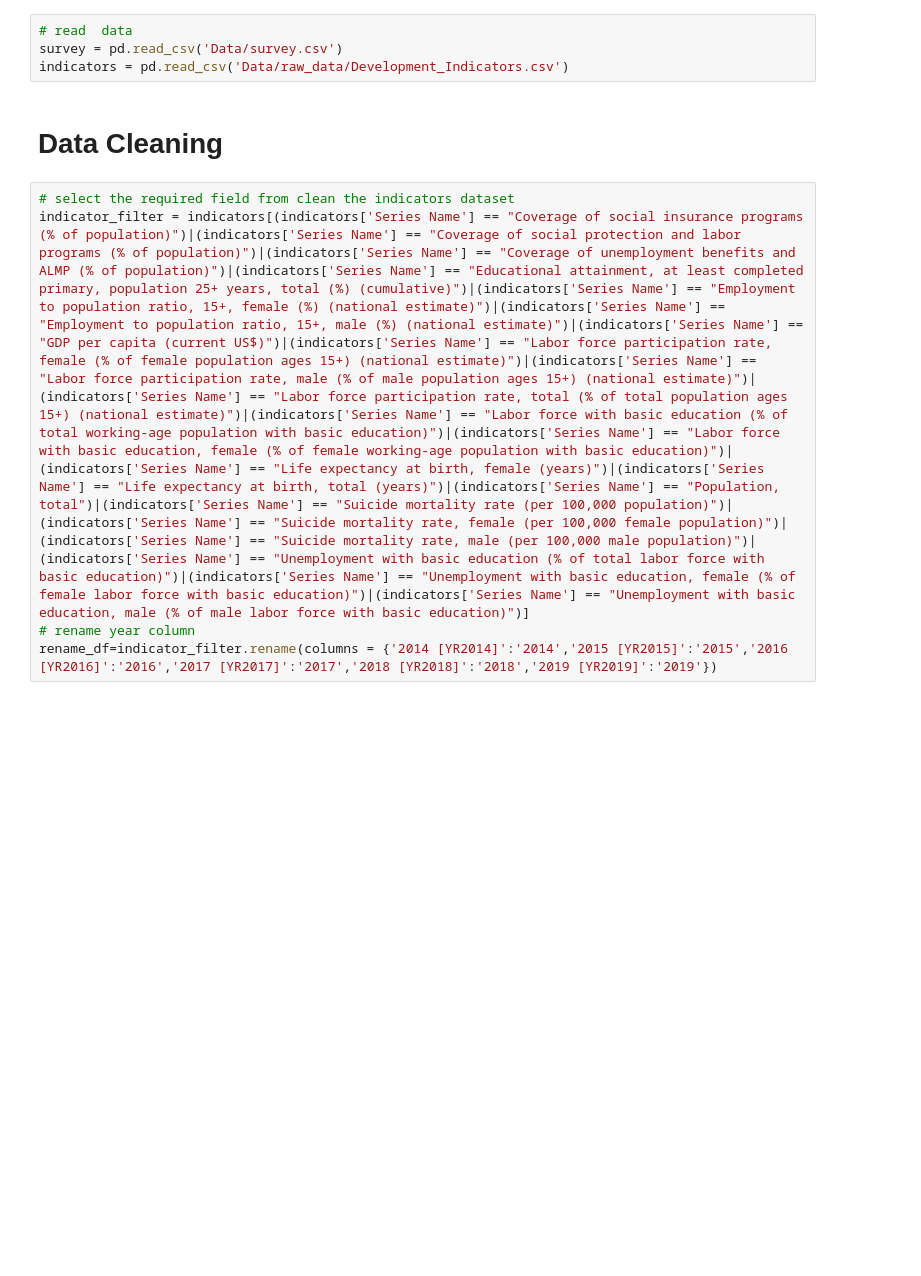
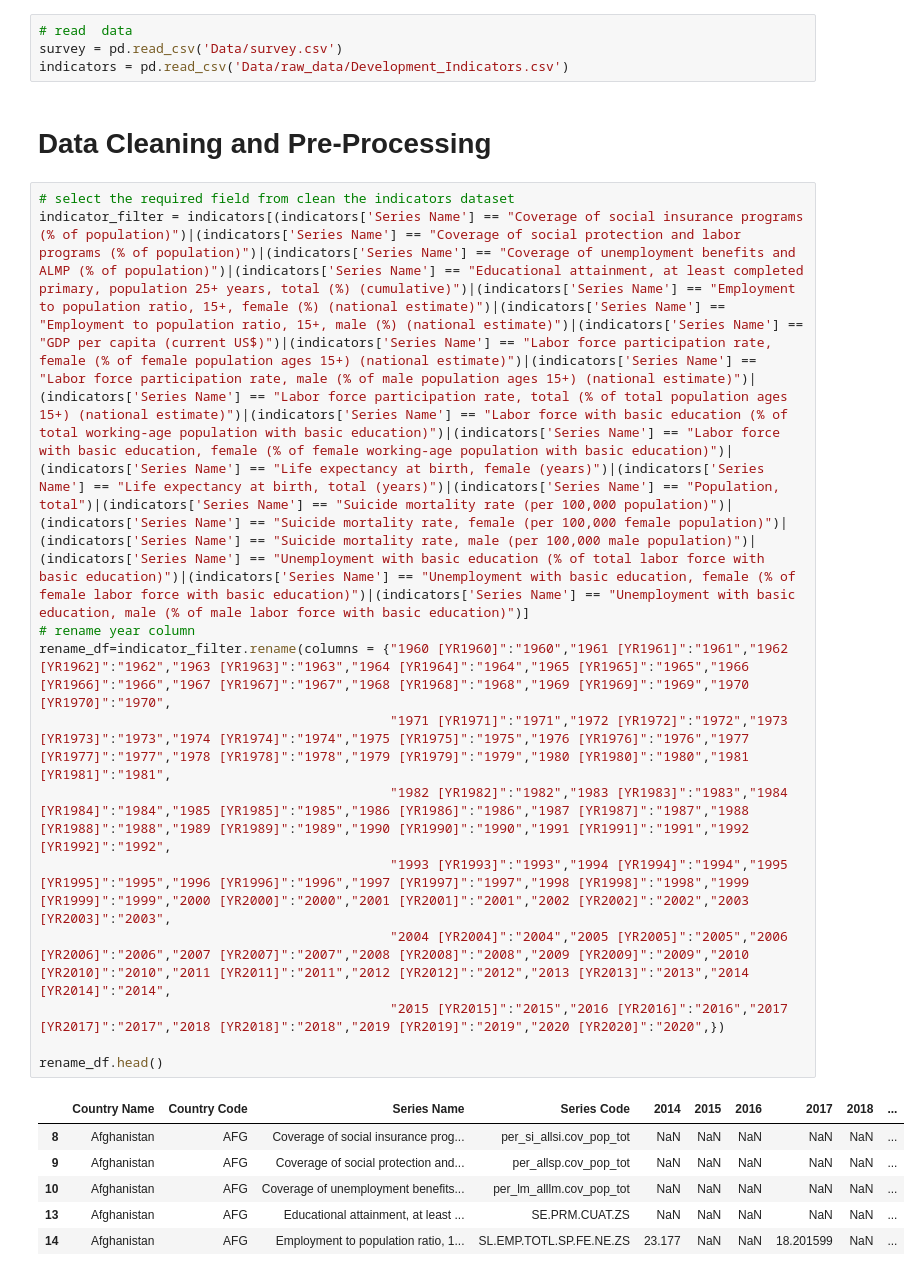
Before and after one commit to ermiasgelaye/Mental-Health-Predictor, a Jupyter notebook: machine_learning_analysis.ipynb, the cells around one changed output. Saved outputs shown, nothing was run; the diff lists cells and outputs as text; blank space fills up the shorter version.

```diff
--- a/machine_learning_analysis.ipynb
+++ b/machine_learning_analysis.ipynb
@@ -7,6 +11,6 @@ import sys
 survey = pd.read_csv('Data/survey.csv')
 indicators = pd.read_csv('Data/raw_data/Development_Indicators.csv')
 # %% [markdown]
-# Data Cleaning
+# Data Cleaning and Pre-Processing
 # %%
 # select the required field from clean the indicators dataset
@@ -14,2 +18,16 @@ indicator_filter = indicators[(indicators['Series Name'] == "Coverage of social
 # rename year column
-rename_df=indicator_filter.rename(columns = {'2014 [YR2014]':'2014','2015 [YR2015]':'2015','2016 [YR2016]':'2016','2017 [YR2017]':'2017','2018 [YR2018]':'2018','2019 [YR2019]':'2019'})
+rename_df=indicator_filter.rename(columns = {"1960 [YR1960]":"1960","1961 [YR1961]":"1961","1962 [YR1962]":"1962","1963 [YR1963]":"1963","1964 [YR1964]":"1964","1965 [YR1965]":"1965","1966 [YR1966]":"1966","1967 [YR1967]":"1967","1968 [YR1968]":"1968","1969 [YR1969]":"1969","1970 [YR1970]":"1970",
+                                             "1971 [YR1971]":"1971","1972 [YR1972]":"1972","1973 [YR1973]":"1973","1974 [YR1974]":"1974","1975 [YR1975]":"1975","1976 [YR1976]":"1976","1977 [YR1977]":"1977","1978 [YR1978]":"1978","1979 [YR1979]":"1979","1980 [YR1980]":"1980","1981 [YR1981]":"1981",
+                                             "1982 [YR1982]":"1982","1983 [YR1983]":"1983","1984 [YR1984]":"1984","1985 [YR1985]":"1985","1986 [YR1986]":"1986","1987 [YR1987]":"1987","1988 [YR1988]":"1988","1989 [YR1989]":"1989","1990 [YR1990]":"1990","1991 [YR1991]":"1991","1992 [YR1992]":"1992",
+                                             "1993 [YR1993]":"1993","1994 [YR1994]":"1994","1995 [YR1995]":"1995","1996 [YR1996]":"1996","1997 [YR1997]":"1997","1998 [YR1998]":"1998","1999 [YR1999]":"1999","2000 [YR2000]":"2000","2001 [YR2001]":"2001","2002 [YR2002]":"2002","2003 [YR2003]":"2003",
+                                             "2004 [YR2004]":"2004","2005 [YR2005]":"2005","2006 [YR2006]":"2006","2007 [YR2007]":"2007","2008 [YR2008]":"2008","2009 [YR2009]":"2009","2010 [YR2010]":"2010","2011 [YR2011]":"2011","2012 [YR2012]":"2012","2013 [YR2013]":"2013","2014 [YR2014]":"2014",
+                                             "2015 [YR2015]":"2015","2016 [YR2016]":"2016","2017 [YR2017]":"2017","2018 [YR2018]":"2018","2019 [YR2019]":"2019","2020 [YR2020]":"2020",})
+
+rename_df.head()
+# %% [output]
+|  | Country Name | Country Code | Series Name | Series Code | 2014 | 2015 | 2016 | 2017 | 2018 | ... |
+| 8 | Afghanistan | AFG | Coverage of social insurance prog... | per_si_allsi.cov_pop_tot | NaN | NaN | NaN | NaN | NaN | ... |
+| 9 | Afghanistan | AFG | Coverage of social protection and... | per_allsp.cov_pop_tot | NaN | NaN | NaN | NaN | NaN | ... |
+| 10 | Afghanistan | AFG | Coverage of unemployment benefits... | per_lm_alllm.cov_pop_tot | NaN | NaN | NaN | NaN | NaN | ... |
+| 13 | Afghanistan | AFG | Educational attainment, at least ... | SE.PRM.CUAT.ZS | NaN | NaN | NaN | NaN | NaN | ... |
+| 14 | Afghanistan | AFG | Employment to population ratio, 1... | SL.EMP.TOTL.SP.FE.NE.ZS | 23.177 | NaN | NaN | 18.201599 | NaN | ... |
```
Also changed, not shown: parts of 11 cells of this notebook, 23 other files.
